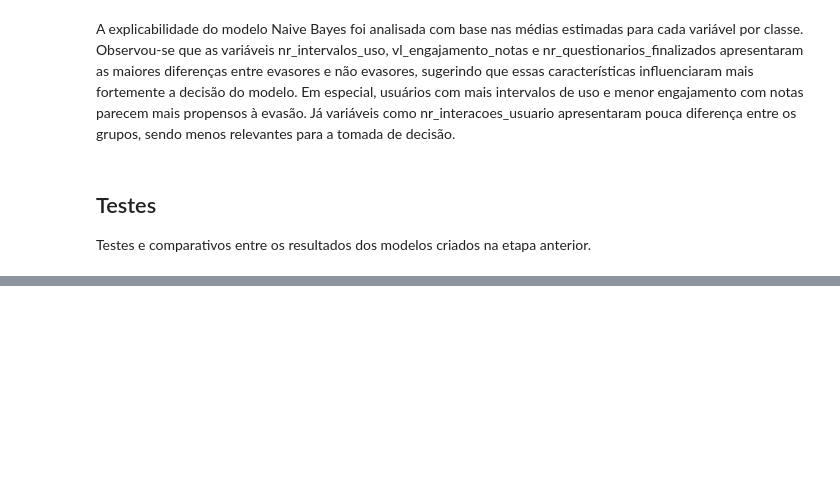
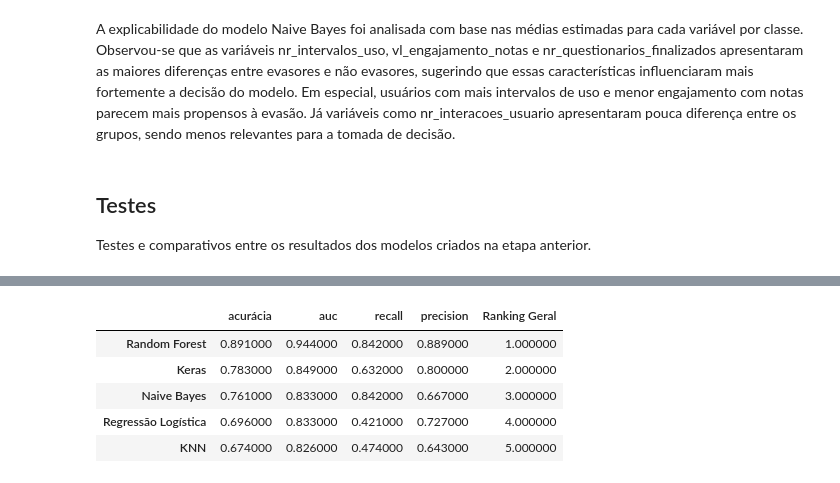
Before and after one commit to Rafaelnoll/trabalho_nano, a Jupyter notebook: notebook.ipynb, the cells around one changed output, grey strips where cells are left out. Saved outputs shown, nothing was run; the diff lists cells and outputs as text; code cells hidden in the pictures; blank space fills up the shorter version.

```diff
--- a/notebook.ipynb
+++ b/notebook.ipynb
@@ -959,0 +978,54 @@ pd.DataFrame(metricas, index=["Keras", "Random Forest", "Regressão Logistica",
+# %%
+metricas = {
+    "acurácia": [
+        accuracy_score(y_teste, preds_nn_cat),
+        accuracy_score(y_teste, rf_model_loaded.predict(x_teste)),
+        accuracy_score(y_teste, log_model_loaded.predict(x_teste)),
+        accuracy_score(y_teste, knn_model_loaded.predict(x_teste)),
+        accuracy_score(y_teste, nb_model_loaded.predict(x_teste)),
+    ],
+    "auc": [
+        auc(keras_fpr, keras_tpr),
+        auc(rf_fpr, rf_tpr),
+        auc(log_fpr, log_tpr),
+        auc(knn_fpr, knn_tpr),
+        auc(nb_fpr, nb_tpr),
+    ],
+    "recall": [
+        recall_score(y_teste, preds_nn_cat),
+        recall_score(y_teste, rf_model_loaded.predict(x_teste)),
+        recall_score(y_teste, log_model_loaded.predict(x_teste)),
+        recall_score(y_teste, knn_model_loaded.predict(x_teste)),
+        recall_score(y_teste, nb_model_loaded.predict(x_teste)),
+    ],
+    "precision": [
+        precision_score(y_teste, preds_nn_cat),
+        precision_score(y_teste, rf_model_loaded.predict(x_teste)),
+        precision_score(y_teste, log_model_loaded.predict(x_teste)),
+        precision_score(y_teste, knn_model_loaded.predict(x_teste)),
+        precision_score(y_teste, nb_model_loaded.predict(x_teste)),
+    ]
+}
+
+modelos = ["Keras", "Random Forest", "Regressão Logística", "KNN", "Naive Bayes"]
+df = pd.DataFrame(metricas, index=modelos)
+
+rankings = df.rank(ascending=False, method='min')
+df["Ranking Geral"] = rankings.sum(axis=1).rank(method='min')
+df = df.sort_values("Ranking Geral").round(3)
+
+def destaque_por_coluna(col):
+    if col.name == "Ranking Geral":
+        return ['background-color: green' if v == col.min() else '' for v in col]
+    else:
+        return ['background-color: green' if v == col.max() else
+                'background-color: lightcoral' if v == col.min() else '' for v in col]
+
+df.style.apply(destaque_por_coluna, axis=0)
+# %% [output]
+|  | acurácia | auc | recall | precision | Ranking Geral |
+| Random Forest | 0.891000 | 0.944000 | 0.842000 | 0.889000 | 1.000000 |
+| Keras | 0.783000 | 0.849000 | 0.632000 | 0.800000 | 2.000000 |
+| Naive Bayes | 0.761000 | 0.833000 | 0.842000 | 0.667000 | 3.000000 |
+| Regressão Logística | 0.696000 | 0.833000 | 0.421000 | 0.727000 | 4.000000 |
+| KNN | 0.674000 | 0.826000 | 0.474000 | 0.643000 | 5.000000 |
```
Also changed, not shown: parts of 54 cells of this notebook, 1 other file.
